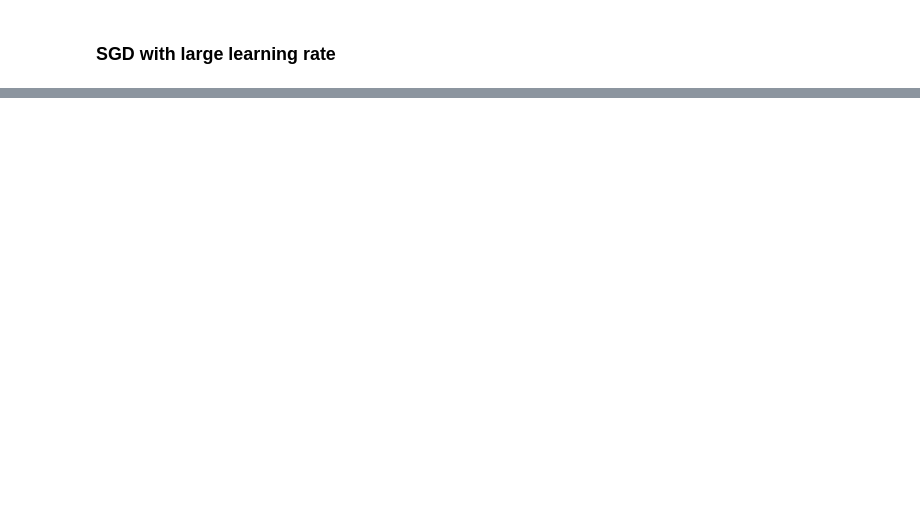
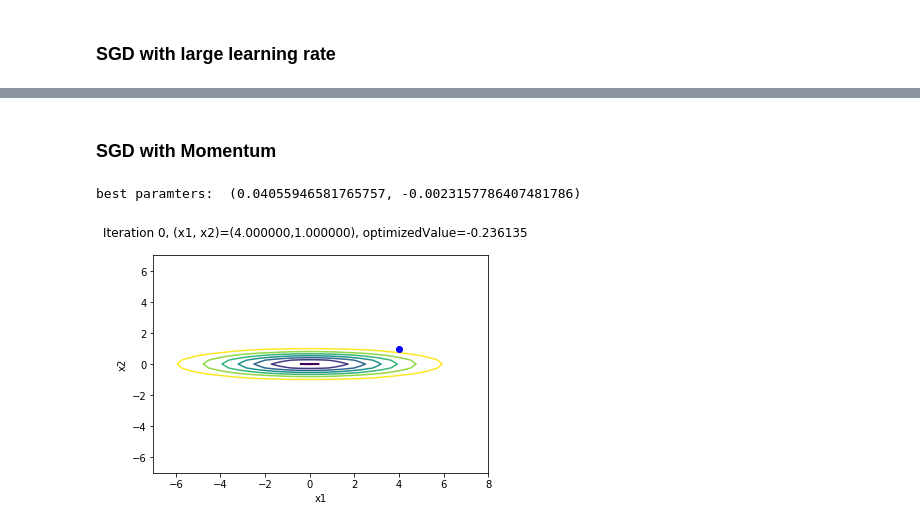
Before and after one commit to hsgui/deeplearning-projects, a Jupyter notebook: optimization-algorithms.ipynb, the cells around one changed output, grey strips where cells are left out. Cells and saved outputs as stored; diff of their text form; code cells hidden in the pictures; blank space fills up the shorter version.

```diff
--- a/optimization-algorithms.ipynb
+++ b/optimization-algorithms.ipynb
@@ -133,0 +149,9 @@ HTML(anim_largeLearningRate.to_html5_video())
+# %%
+def minimaFunctionBiNormalDerivative(params):
+    X, Y = params
+    sigma11, sigma12, mu11, mu12 = (3.0, .5, 0.0, 0.0)
+
+    dZ1X = -scipy.stats.norm.pdf(X, mu11, sigma11)*(mu11 - X)/sigma11**2
+    dZ1Y = -scipy.stats.norm.pdf(Y, mu12, sigma12)*(mu12 - Y)/sigma12**2
+
+    return (dZ1X,dZ1Y)
@@ -133,0 +249,2 @@ HTML(anim_largeLearningRate.to_html5_video())
+# %% [markdown]
+### SGD with Momentum
@@ -133,0 +273,49 @@ HTML(anim_largeLearningRate.to_html5_video())
+# %%
+fig, ax = plt.subplots()
+
+ax.set_xlim((-7, 8))
+ax.set_ylim((-7, 7))
+
+ax.set_xlabel('x1')
+ax.set_ylabel('x2')
+
+optimizedPoints, = ax.plot([], [], 'bo')
+
+delta = 0.25
+x = np.arange(-6.0, 7.0, delta)
+
+X, Y = np.meshgrid(x, x)
+Z = minimaFunctionBiNormal([X, Y])
+
+iterations = 100
+# try large learning rate, it's better than without momentum
+# learning rate = 2.0: we could get the result faster
+learning_rate = 2.5
+
+beta = 0.9
+
+x, y = 4.0, 1.0
+params = (x, y)
+optimizedParameters = optimizeSGDWithMomentumForBiNormal(iterations,
+                                                         minimaFunctionBiNormal,
+                                                         minimaFunctionBiNormalDerivative,
+                                                         params,
+                                                         learning_rate,
+                                                         beta)
+ax.contour(X, Y, Z)
+print("best paramters: ", optimizedParameters[-1])
+
+def AnimationForTwoParamsSGDWithMomentum(i):
+    optimizedP = optimizedParameters[:i+1]
+    optimizedPoints.set_data([x1 for x1, _ in optimizedP], [x2 for _, x2 in optimizedP])
+    optimizedJValue = minimaFunctionBiNormal(optimizedParameters[i])
+    x1, x2 = optimizedParameters[i]
+    fig.suptitle('Iteration %d, (x1, x2)=(%f,%f), optimizedValue=%f' % (i, x1, x2, optimizedJValue))
+    return (optimizedPoints,)
+
+# blit=True means only re-draw the parts that have changed
+anim_SGDWithMomentum = animation.FuncAnimation(fig, AnimationForTwoParamsSGDWithMomentum,
+                                   frames = iterations, interval = 100, blit=True)
+# %% [output]
+best paramters:  (0.04055946581765757, -0.0023157786407481786)
+[figure, added]
```
Also changed, not shown: parts of 12 cells of this notebook.
